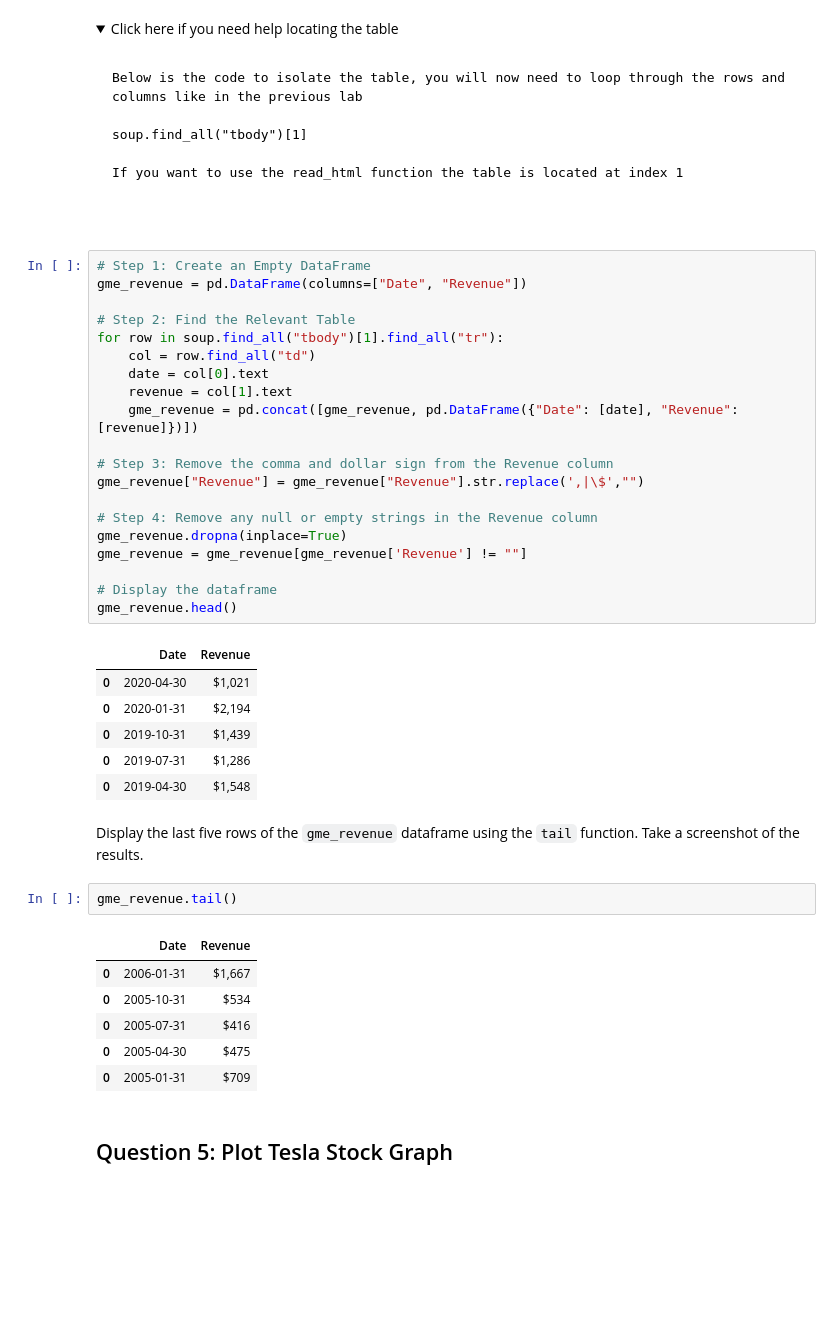
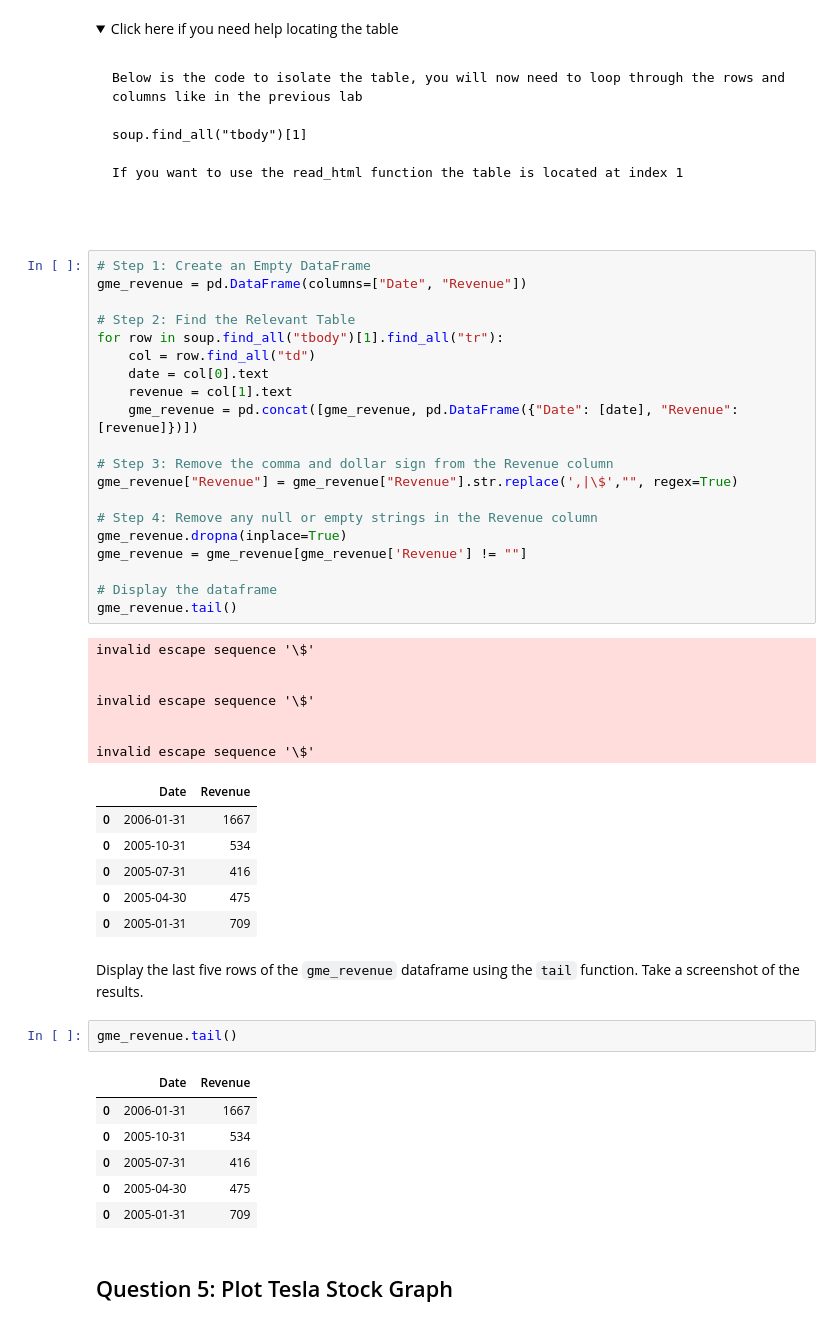
Before and after one commit to DavidBL0o0/COURSERA, a Jupyter notebook: 5) Python Project for Data Science/Module 1/3) Analyzing Historical StockRevenue Data and Building a Dashboard/Final Assignment-v2.ipynb, the cells around one changed output. Drawn from its saved outputs; the diff is of its cells as text; folded sections open; blank space fills up the shorter version.

```diff
--- a/5) Python Project for Data Science/Module 1/3) Analyzing Historical StockRevenue Data and Building a Dashboard/Final Assignment-v2.ipynb
+++ b/5) Python Project for Data Science/Module 1/3) Analyzing Historical StockRevenue Data and Building a Dashboard/Final Assignment-v2.ipynb
@@ -240,41 +264,48 @@ If you want to use the read_html function the table is located at index 1
 # %%
 # Step 1: Create an Empty DataFrame
 gme_revenue = pd.DataFrame(columns=["Date", "Revenue"])
 
 # Step 2: Find the Relevant Table
 for row in soup.find_all("tbody")[1].find_all("tr"):
     col = row.find_all("td")
     date = col[0].text
     revenue = col[1].text
     gme_revenue = pd.concat([gme_revenue, pd.DataFrame({"Date": [date], "Revenue": [revenue]})])
 
 # Step 3: Remove the comma and dollar sign from the Revenue column
-gme_revenue["Revenue"] = gme_revenue["Revenue"].str.replace(',|\$',"")
+gme_revenue["Revenue"] = gme_revenue["Revenue"].str.replace(',|\$',"", regex=True)
 
 # Step 4: Remove any null or empty strings in the Revenue column
 gme_revenue.dropna(inplace=True)
 gme_revenue = gme_revenue[gme_revenue['Revenue'] != ""]
 
 # Display the dataframe
-gme_revenue.head()
+gme_revenue.tail()
 # %% [output]
+invalid escape sequence '\$'
+
+
+invalid escape sequence '\$'
+
+
+invalid escape sequence '\$'
 |  | Date | Revenue |
-| 0 | 2020-04-30 | $1,021 |
-| 0 | 2020-01-31 | $2,194 |
-| 0 | 2019-10-31 | $1,439 |
-| 0 | 2019-07-31 | $1,286 |
-| 0 | 2019-04-30 | $1,548 |
+| 0 | 2006-01-31 | 1667 |
+| 0 | 2005-10-31 | 534 |
+| 0 | 2005-07-31 | 416 |
+| 0 | 2005-04-30 | 475 |
+| 0 | 2005-01-31 | 709 |
 # %% [markdown]
 Display the last five rows of the `gme_revenue` dataframe using the `tail` function. Take a screenshot of the results.
 # %%
 gme_revenue.tail()
 # %% [output]
 |  | Date | Revenue |
-| 0 | 2006-01-31 | $1,667 |
-| 0 | 2005-10-31 | $534 |
-| 0 | 2005-07-31 | $416 |
-| 0 | 2005-04-30 | $475 |
-| 0 | 2005-01-31 | $709 |
+| 0 | 2006-01-31 | 1667 |
+| 0 | 2005-10-31 | 534 |
+| 0 | 2005-07-31 | 416 |
+| 0 | 2005-04-30 | 475 |
+| 0 | 2005-01-31 | 709 |
 # %% [markdown]
 ## Question 5: Plot Tesla Stock Graph
 # %% [markdown]
```
Also changed, not shown: parts of 6 cells of this notebook.
